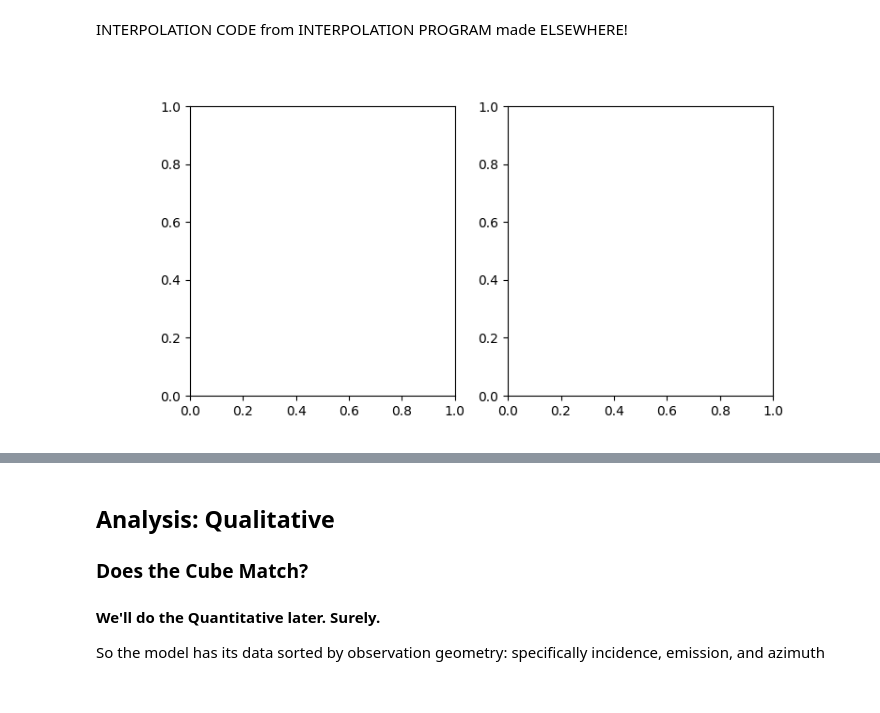
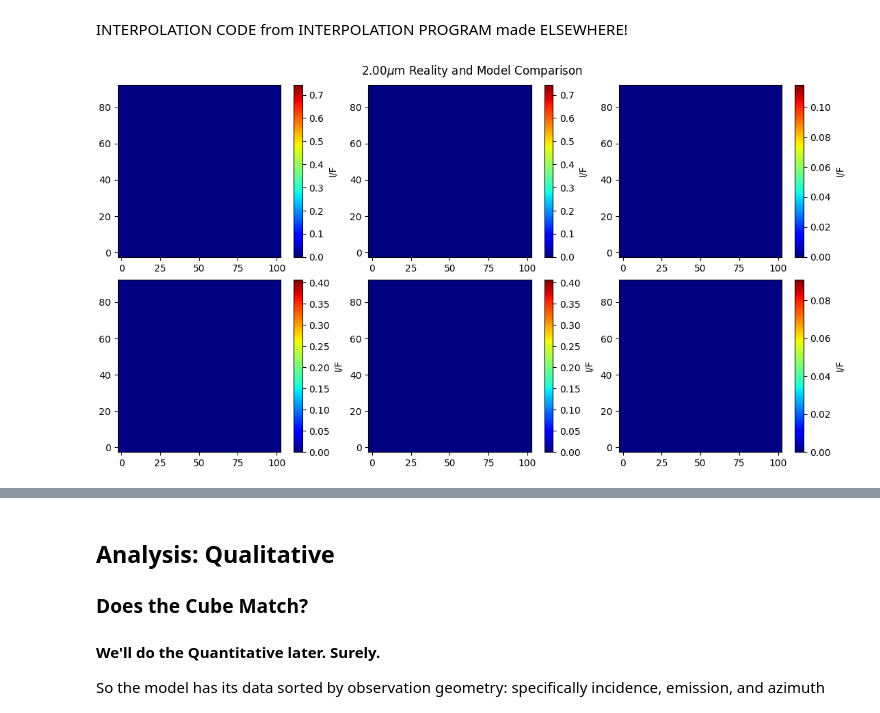
Before and after one commit to GMBlackjack/GMsNotes, a Jupyter notebook: SCRATCH WORK/LambertianSpecularDifferences/Specular Model Tester Present Comparison Method.ipynb, the cells around one changed output, grey strips where cells are left out. Drawn from its saved outputs; the diff is of its cells as text; code cells hidden in the pictures.

```diff
--- a/SCRATCH WORK/LambertianSpecularDifferences/Specular Model Tester Present Comparison Method.ipynb
+++ b/SCRATCH WORK/LambertianSpecularDifferences/Specular Model Tester Present Comparison Method.ipynb
@@ -1086,7 +1065,7 @@ def update(frame):
     zz = np.zeros((Y, X))
     for x in range(X):
         for y in range(Y):
-            zz[y][x] = realBinsL[x][y][frame]
+            zz[y][x] = realBinsS[x][y][frame]
     azimuth = ax.pcolor(xx, yy, zz, cmap=cmap,vmin=vmin,vmax=vmax)
     ax.set(xlim=[-2.5,102.5], ylim=[-2.5,92.5], xlabel='Incidence Angle', ylabel='Emission Angle',
            title = 'Viewing Angle Bin Counts. Azimuth: '+str(angles[frame])+ ' degrees')
@@ -1094,7 +1073,9 @@ def update(frame):
 
 ani = animation.FuncAnimation(fig, update, frames=Z, interval=500)
 
-# To save the animation using Pillow as a gif
+# To save the animation using Pillow as a gif. Use FFMpegFileWriter for mp4.
+#writer = animation.FFMpegFileWriter(fps = 2)
+#ani.save('TEST2.mp4', writer = writer)
 #writer = animation.PillowWriter(fps=5)
 #ani.save('TEST2.gif', writer=writer)
 
@@ -1197,37 +1254,85 @@ for x in range(len(inputMatrix)):
 # %%
 #DISPLAY CODE (separate, in case you just need the calculation).
 %matplotlib ipympl
 
-fig, axs = plt.subplots(1,2, figsize = (8,4)) #matplotlib's axis and figure notation is so annoying and obtuse...
+fig, axs = plt.subplots(2,3, figsize = (11,6), layout="constrained") #matplotlib's axis and figure notation is so annoying and obtuse...
 xDim = len(finalMatrix)
 yDim = len(finalMatrix[0])
 zDim = len(finalMatrix[0][0])
 
-xx = np.linspace(1, xDim, xDim)
-yy = np.linspace(1, yDim, yDim)
+xx = np.linspace(0, 100, 21)
+yy = np.linspace(0, 90, 19)
 
-vmax=0.5
+cmap = 'jet'
+vmin= 0.0
+vmax1 = np.amax(inputMatrix)
+vmax2 = np.amax(finalMatrix)
+vmax3 = np.amax(dataWin5)
+vmax4 = np.amax(inputMatrix2)
+vmax5 = np.amax(finalMatrix2)
+vmax6 = np.amax(dataWin5L)
+c1 = axs[0][0].pcolor(xx,yy, np.zeros((Y, X)), cmap=cmap,vmin=vmin,vmax=vmax1)
+fig.colorbar(c1, ax=axs[0][0], label='I/F')
+c2 = axs[0][1].pcolor(xx,yy, np.zeros((Y, X)), cmap=cmap,vmin=vmin,vmax=vmax2)
+fig.colorbar(c2, ax=axs[0][1], label='I/F')
+c3 = axs[0][2].pcolor(xx,yy, np.zeros((Y, X)), cmap=cmap,vmin=vmin,vmax=vmax3)
+fig.colorbar(c3, ax=axs[0][2], label='I/F')
+c1 = axs[1][0].pcolor(xx,yy, np.zeros((Y, X)), cmap=cmap,vmin=vmin,vmax=vmax4)
+fig.colorbar(c1, ax=axs[1][0], label='I/F')
+c2 = axs[1][1].pcolor(xx,yy, np.zeros((Y, X)), cmap=cmap,vmin=vmin,vmax=vmax5)
+fig.colorbar(c2, ax=axs[1][1], label='I/F')
+c3 = axs[1][2].pcolor(xx,yy, np.zeros((Y, X)), cmap=cmap,vmin=vmin,vmax=vmax6)
+fig.colorbar(c3, ax=axs[1][2], label='I/F')
+
+fig.suptitle("2.00$\mu$m Reality and Model Comparison")
 
 def update(frame):
-    axs[0].clear
-    axs[1].clear
-    zz = np.zeros((xDim, yDim))
-    zz2 = np.zeros((xDim, yDim))
+    axs[0][0].clear
+    axs[0][1].clear
+    axs[0][2].clear
+    axs[1][0].clear
+    axs[1][1].clear
+    axs[1][2].clear
+    zz = np.zeros((yDim, xDim))
+    zz2 = np.zeros((yDim, xDim))
+    zz3 = np.zeros((yDim, xDim))
+    zz4 = np.zeros((yDim, xDim))
+    zz5 = np.zeros((yDim, xDim))
+    zz6 = np.zeros((yDim, xDim))
     for x in range(xDim):
         for y in range(yDim):
-            zz[x][y] = finalMatrix[x][y][frame]
-            zz2[x][y] = inputMatrix[x][y][frame]
-    azimuth = axs[0].pcolor(zz2,vmin=0,vmax=vmax)
-    azimuth2 = axs[1].pcolor(zz,vmin=0,vmax=vmax)
-    axs[0].set(xlabel='Incidence Angle', ylabel='Emission Angle',
-           title = 'Azimuth: '+str(angles[frame])+ ' degrees')
-    axs[1].set(xlabel='Incidence Angle', ylabel='Emission Angle',
-           title = 'Azimuth: '+str(angles[frame])+ ' degrees')
+            zz[y][x] = finalMatrix[x][y][frame]
+            zz2[y][x] = inputMatrix[x][y][frame]
+            zz3[y][x] = dataWin5[x][y][frame]
+            zz4[y][x] = inputMatrix2[x][y][frame]
+            zz5[y][x] = finalMatrix2[x][y][frame]
+            zz6[y][x] = dataWin5L[x][y][frame]
+    azimuth = axs[0][0].pcolor(xx, yy, zz2,vmin=vmin,vmax=vmax1,cmap=cmap)
+    azimuth2 = axs[0][1].pcolor(xx, yy, zz,vmin=vmin,vmax=vmax2,cmap=cmap)
+    azimuth3 = axs[0][2].pcolor(xx, yy, zz3,vmin=vmin,vmax=vmax3,cmap=cmap)
+    azimuth = axs[1][0].pcolor(xx, yy, zz4,vmin=vmin,vmax=vmax4,cmap=cmap)
+    azimuth2 = axs[1][1].pcolor(xx, yy, zz5,vmin=vmin,vmax=vmax5,cmap=cmap)
+    azimuth3 = axs[1][2].pcolor(xx, yy, zz6,vmin=vmin,vmax=vmax6,cmap=cmap)
+    axs[0][0].set(xlabel='Incidence Angle', ylabel='Emission Angle',
+           title = 'Sea Real; Azim: '+str(angles[frame]))
+    axs[0][1].set(xlabel='Incidence Angle', ylabel='Emission Angle',
+           title = 'Sea Interp; Azim: '+str(angles[frame]))
+    axs[0][2].set(xlabel='Incidence Angle', ylabel='Emission Angle',
+           title = 'Spec Model; Azim: '+str(angles[frame]))
+    axs[1][0].set(xlabel='Incidence Angle', ylabel='Emission Angle',
+           title = 'Land Real; Azim: '+str(angles[frame]))
+    axs[1][1].set(xlabel='Incidence Angle', ylabel='Emission Angle',
+           title = 'Land Interp; Azim: '+str(angles[frame]))
+    axs[1][2].set(xlabel='Incidence Angle', ylabel='Emission Angle',
+           title = 'Lamb Model; Azim: '+str(angles[frame]))
 
 ani2 = animation.FuncAnimation(fig, update, frames=zDim, interval=100)
 
+#writer = animation.FFMpegFileWriter(fps = 2)
+#ani2.save('200umRealityVsModel.mp4', writer=writer)
+
 plt.show()
 # %% [output]
-[figure, old version]
+[figure, new version]
 # %%
 ani2.pause()
```
Also changed, not shown: parts of 9 cells of this notebook, 13 other files.
